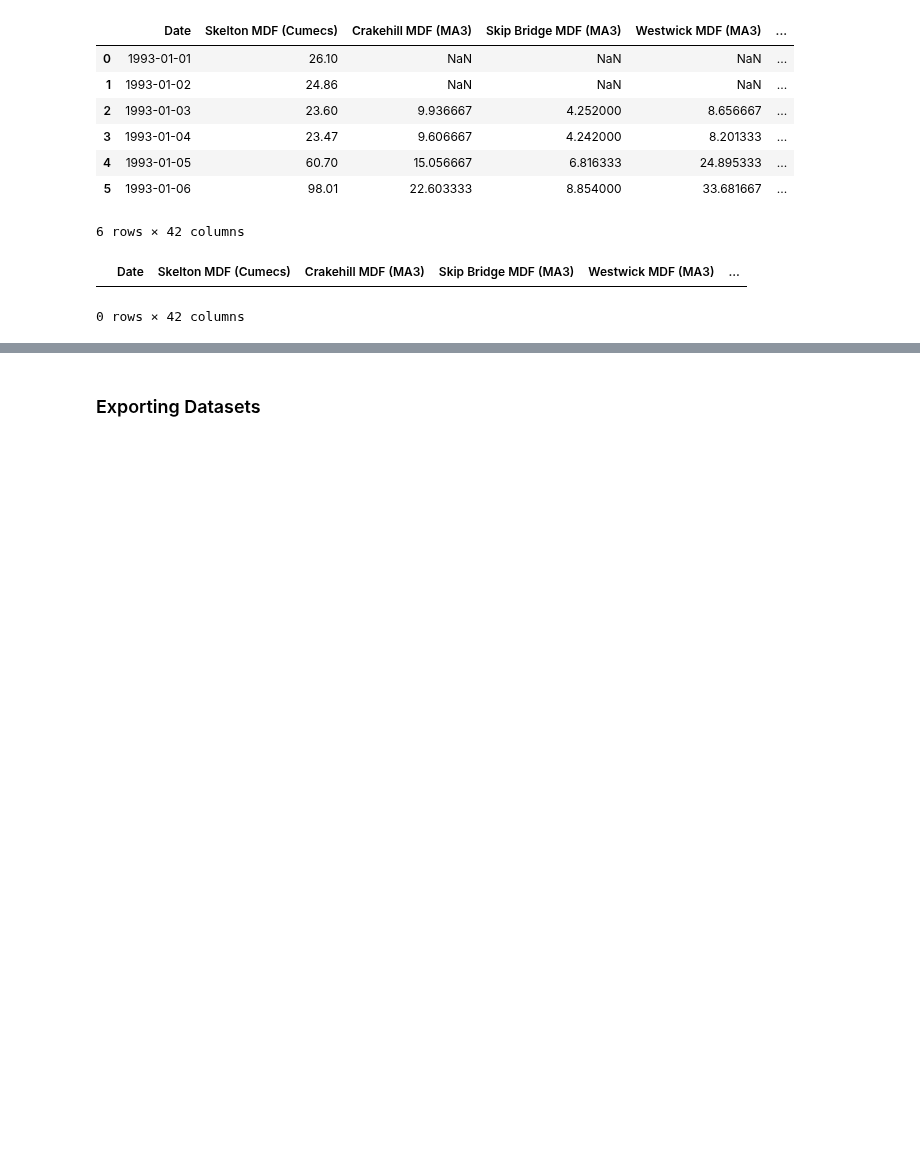
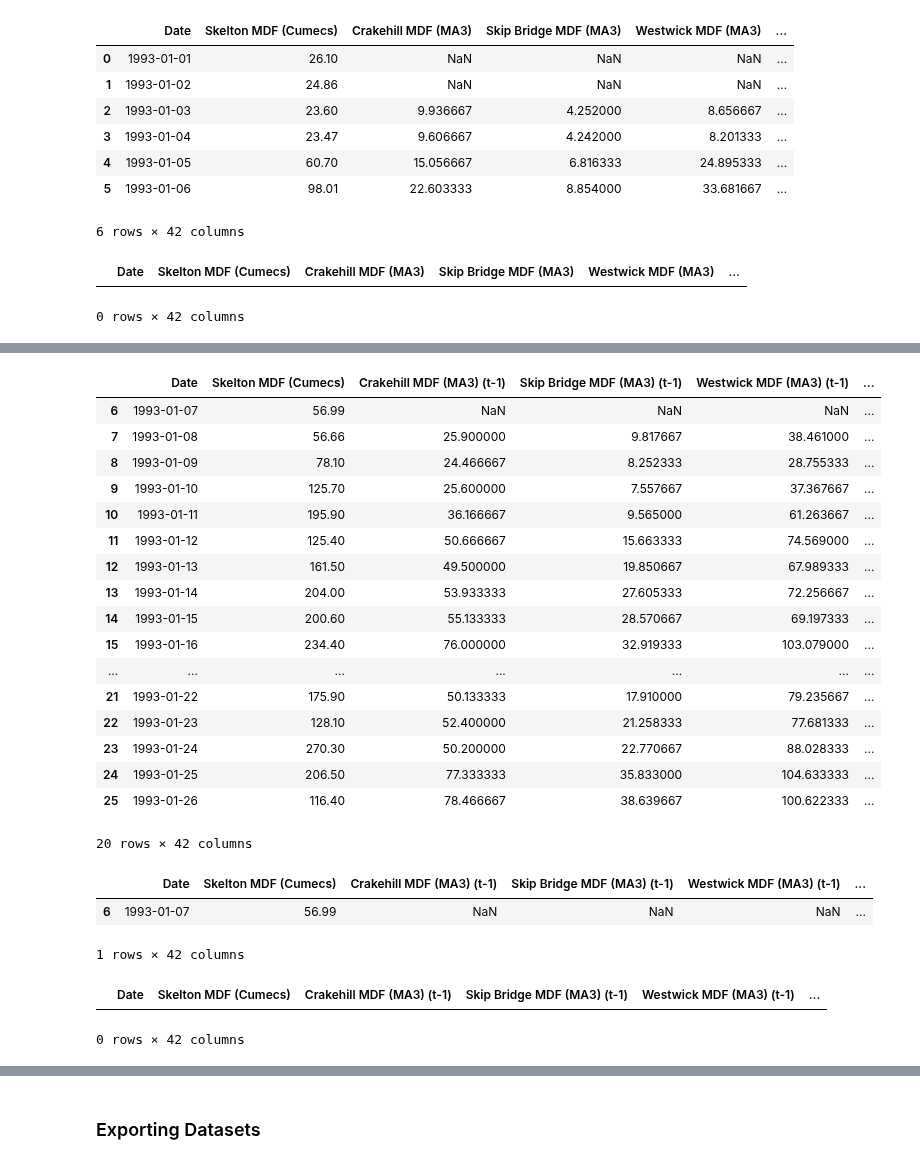
Before and after one commit to mhjp13/small-projects-ai, a Jupyter notebook: cob107/cw2/Data-Processing.ipynb, the cells around one changed output, grey strips where cells are left out. Cells and saved outputs as stored; diff of their text form; code cells hidden in the pictures; blank space fills up the shorter version.

Commit message:
completed bulk of data processing and created new clean datasets

```diff
--- a/cob107/cw2/Data-Processing.ipynb
+++ b/cob107/cw2/Data-Processing.ipynb
@@ -502,0 +515,6 @@ moving_avg_df[moving_avg_df.isna().any(axis=1)]
+# %%
+# Creating lagged moving averages
+lagged_ma_df = pd.DataFrame()
+lagged_ma_df["Date"] = moving_avg_df["Date"]
+lagged_ma_df[flow_cols[-1]] = moving_avg_df[flow_cols[-1]]
+lagged_ma_df.head(20)
@@ -502,0 +539,47 @@ moving_avg_df[moving_avg_df.isna().any(axis=1)]
+# %%
+# Lagging moving averages by 1 days
+## lagging them by more than 1 day results in much weaker correlations
+mdf_cols = list(moving_avg_df.columns[2:22])
+drt_cols = list(moving_avg_df.columns[22:])
+
+for col in mdf_cols:
+    col_name = col + f" (t-1)"
+    lagged_ma_df[col_name] = moving_avg_df[col].shift(1)
+
+for col in drt_cols:
+    col_name = col + f" (t-1)"
+    lagged_ma_df[col_name] = moving_avg_df[col].shift(1)
+
+lagged_ma_df.head(20)
+# %% [output]
+|  | Date | Skelton MDF (Cumecs) | Crakehill MDF (MA3) (t-1) | Skip Bridge MDF (MA3) (t-1) | Westwick MDF (MA3) (t-1) | ... |
+| 6 | 1993-01-07 | 56.99 | NaN | NaN | NaN | ... |
+| 7 | 1993-01-08 | 56.66 | 25.900000 | 9.817667 | 38.461000 | ... |
+| 8 | 1993-01-09 | 78.10 | 24.466667 | 8.252333 | 28.755333 | ... |
+| 9 | 1993-01-10 | 125.70 | 25.600000 | 7.557667 | 37.367667 | ... |
+| 10 | 1993-01-11 | 195.90 | 36.166667 | 9.565000 | 61.263667 | ... |
+| 11 | 1993-01-12 | 125.40 | 50.666667 | 15.663333 | 74.569000 | ... |
+| 12 | 1993-01-13 | 161.50 | 49.500000 | 19.850667 | 67.989333 | ... |
+| 13 | 1993-01-14 | 204.00 | 53.933333 | 27.605333 | 72.256667 | ... |
+| 14 | 1993-01-15 | 200.60 | 55.133333 | 28.570667 | 69.197333 | ... |
+| 15 | 1993-01-16 | 234.40 | 76.000000 | 32.919333 | 103.079000 | ... |
+| ... | ... | ... | ... | ... | ... | ... |
+| 21 | 1993-01-22 | 175.90 | 50.133333 | 17.910000 | 79.235667 | ... |
+| 22 | 1993-01-23 | 128.10 | 52.400000 | 21.258333 | 77.681333 | ... |
+| 23 | 1993-01-24 | 270.30 | 50.200000 | 22.770667 | 88.028333 | ... |
+| 24 | 1993-01-25 | 206.50 | 77.333333 | 35.833000 | 104.633333 | ... |
+| 25 | 1993-01-26 | 116.40 | 78.466667 | 38.639667 | 100.622333 | ... |
+20 rows × 42 columns
+# %%
+# Dropping rows with null values
+lagged_ma_df[lagged_ma_df.isna().any(axis=1)]
+# %% [output]
+|  | Date | Skelton MDF (Cumecs) | Crakehill MDF (MA3) (t-1) | Skip Bridge MDF (MA3) (t-1) | Westwick MDF (MA3) (t-1) | ... |
+| 6 | 1993-01-07 | 56.99 | NaN | NaN | NaN | ... |
+1 rows × 42 columns
+# %%
+lagged_ma_df.dropna(how="any", inplace=True)
+lagged_ma_df[lagged_ma_df.isna().any(axis=1)]
+# %% [output]
+|  | Date | Skelton MDF (Cumecs) | Crakehill MDF (MA3) (t-1) | Skip Bridge MDF (MA3) (t-1) | Westwick MDF (MA3) (t-1) | ... |
+0 rows × 42 columns
```
Also changed, not shown: parts of 20 cells of this notebook, 5 other files.
